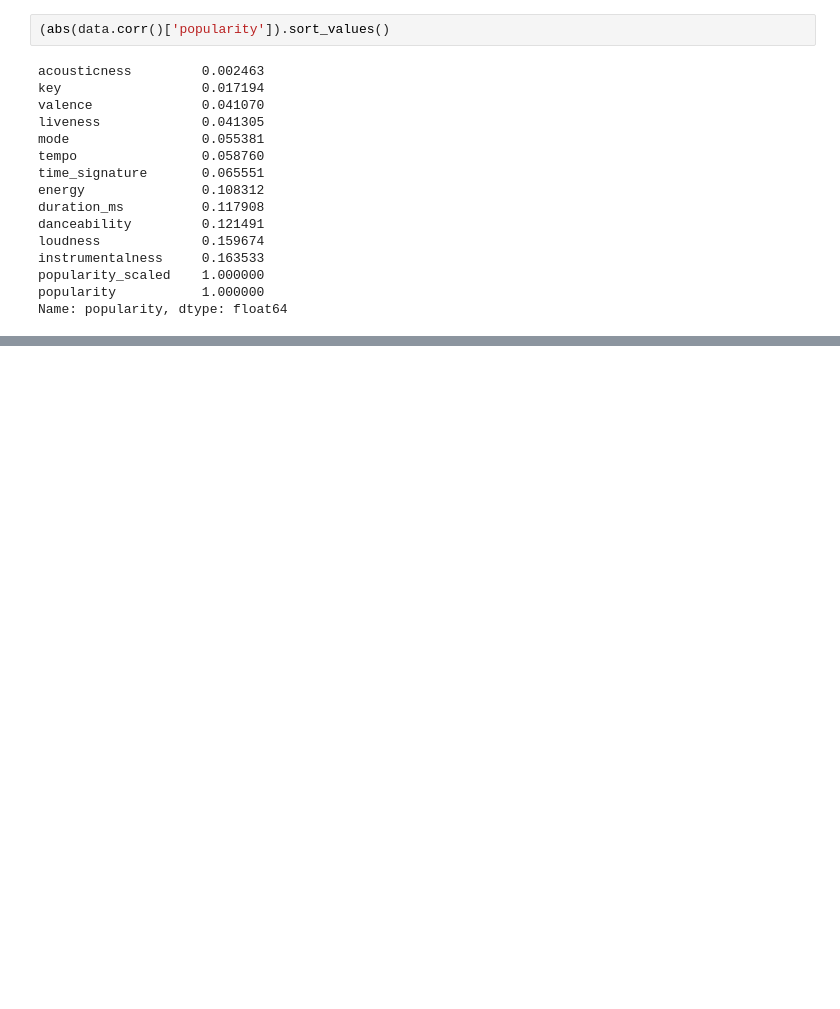
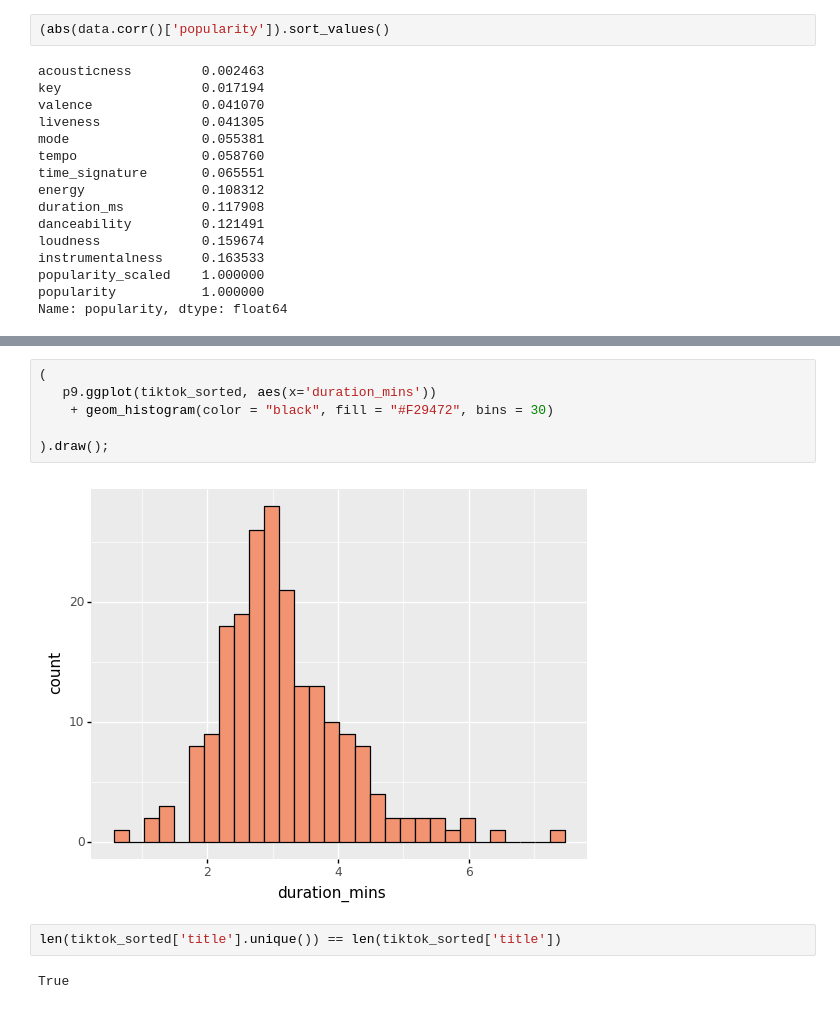
Before and after one commit to s-helal/tiktokify, a Jupyter notebook: graphs.ipynb, the cells around one changed output, grey strips where cells are left out. Saved outputs shown, nothing was run; the diff lists cells and outputs as text; blank space fills up the shorter version.

```diff
--- a/graphs.ipynb
+++ b/graphs.ipynb
@@ -296,0 +356,12 @@ Name: popularity, dtype: float64
+# %%
+(
+   p9.ggplot(tiktok_sorted, aes(x='duration_mins'))
+    + geom_histogram(color = "black", fill = "#F29472", bins = 30)
+
+).draw();
+# %% [output]
+[figure, added]
+# %%
+len(tiktok_sorted['title'].unique()) == len(tiktok_sorted['title'])
+# %% [output]
+True
```
Also changed, not shown: parts of 26 cells of this notebook.
